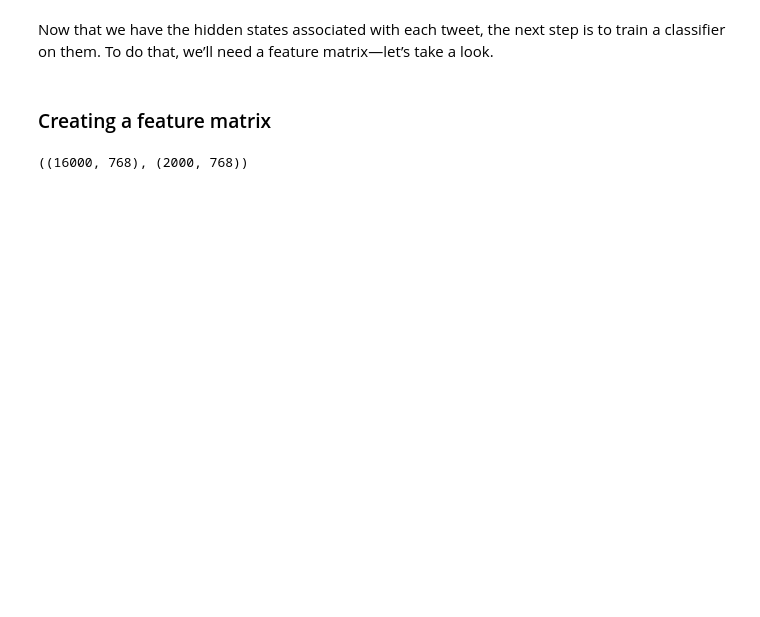
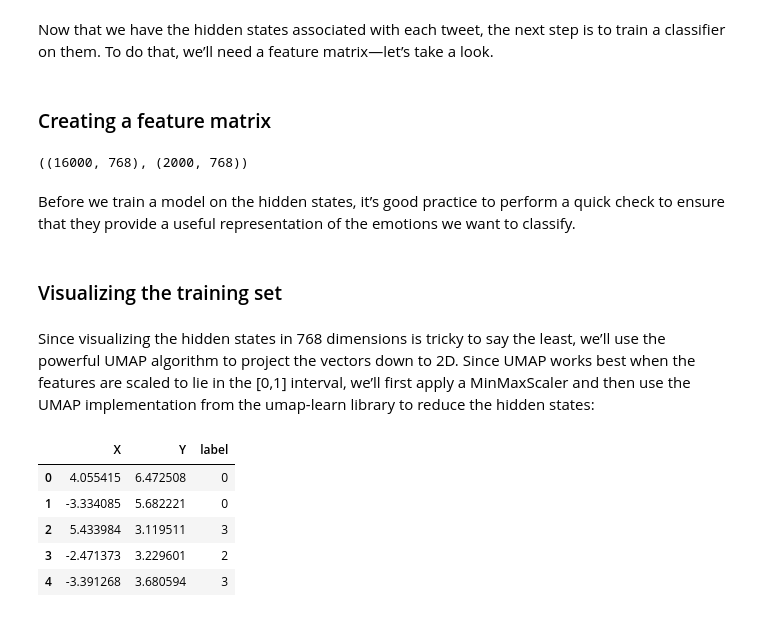
Before and after one commit to Sohaib9920/Transformer_Text_Classification, a Jupyter notebook: Transformer_Text_Classification.ipynb, the cells around one changed output. Saved outputs shown, nothing was run; the diff lists cells and outputs as text; code cells hidden in the pictures; blank space fills up the shorter version.

```diff
--- a/Transformer_Text_Classification.ipynb
+++ b/Transformer_Text_Classification.ipynb
@@ -461,3 +514,28 @@ y_valid = np.array(emotions_hidden["validation"]["label"])
 X_train.shape, X_valid.shape
 # %% [output]
 ((16000, 768), (2000, 768))
+# %% [markdown]
+Before we train a model on the hidden states, it’s good practice to perform a quick
+check to ensure that they provide a useful representation of the emotions we want to classify.
+# %% [markdown]
+### Visualizing the training set
+# %% [markdown]
+Since visualizing the hidden states in 768 dimensions is tricky to say the least, we’ll
+use the powerful UMAP algorithm to project the vectors down to 2D.
+ Since UMAP
+works best when the features are scaled to lie in the [0,1] interval, we’ll first apply a
+MinMaxScaler and then use the UMAP implementation from the umap-learn library
+to reduce the hidden states:
+# %%
+X_scaled = MinMaxScaler().fit_transform(X_train)
+reducer = UMAP(n_components=2, metric="cosine").fit(X_scaled)
+df_emb = pd.DataFrame(reducer.embedding_, columns=["X", "Y"])
+df_emb["label"] = y_train
+df_emb.head()
+# %% [output]
+|  | X | Y | label |
+| 0 | 4.055415 | 6.472508 | 0 |
+| 1 | -3.334085 | 5.682221 | 0 |
+| 2 | 5.433984 | 3.119511 | 3 |
+| 3 | -2.471373 | 3.229601 | 2 |
+| 4 | -3.391268 | 3.680594 | 3 |
```
Also changed, not shown: parts of 25 cells of this notebook.
